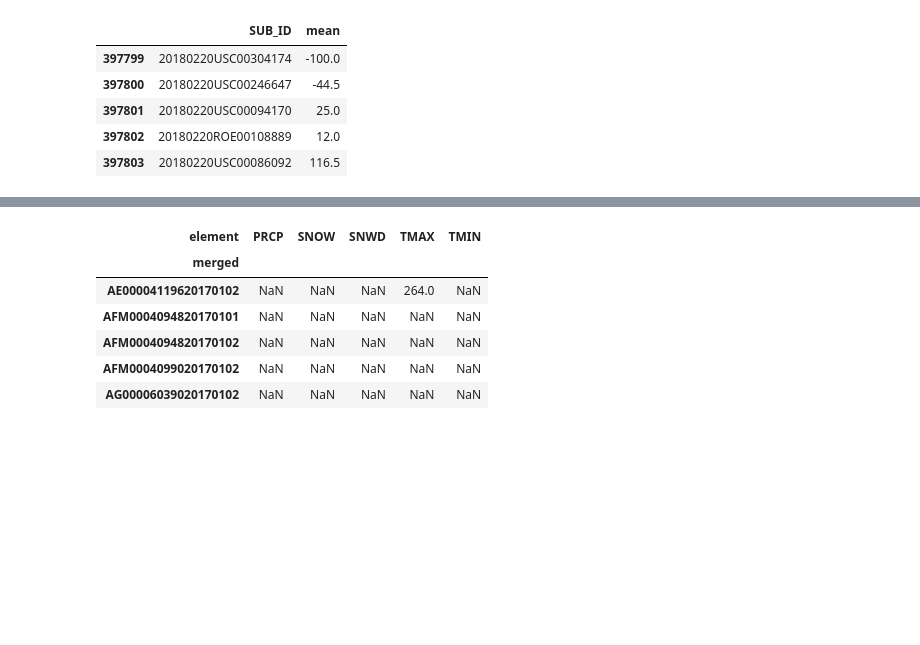
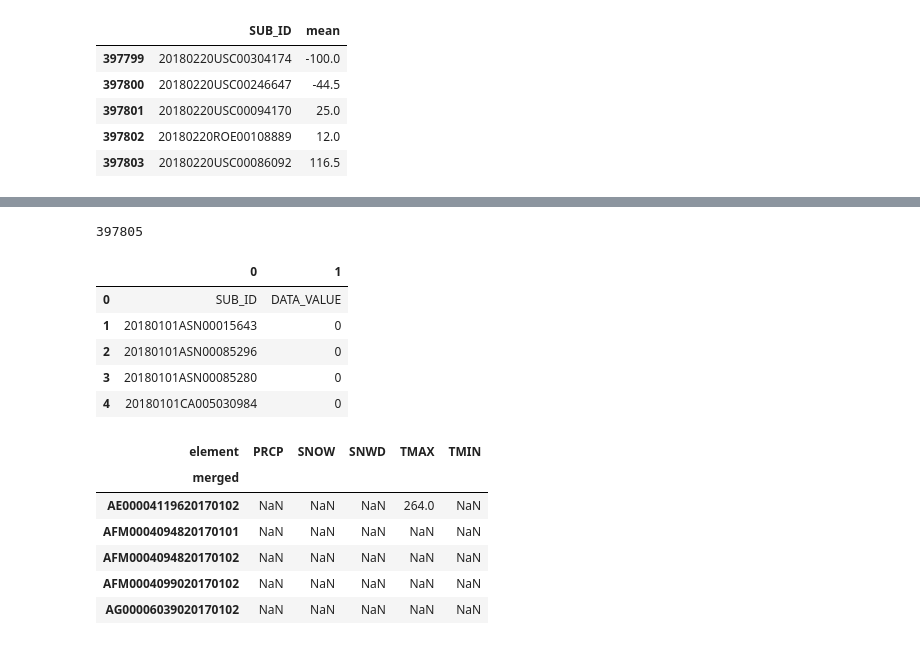
Before and after one commit to neha01mittal/dma-weather-pred, a Jupyter notebook: Lab5_working.ipynb, the cells around one changed output, grey strips where cells are left out. Cells and saved outputs as stored; diff of their text form; code cells hidden in the pictures; blank space fills up the shorter version.

```diff
--- a/Lab5_working.ipynb
+++ b/Lab5_working.ipynb
@@ -280,3 +361,16 @@ df_final.to_csv('dma_submission_1.csv')
+# %%
+submission_sample = pd.read_csv("data/sample_submission.csv", low_memory=False, encoding = "ISO-8859-1", header=None)
+# %%
+print(len(submission_sample))
+submission_sample.head()
+# %% [output]
+397805
+|  | 0 | 1 |
+| 0 | SUB_ID | DATA_VALUE |
+| 1 | 20180101ASN00015643 | 0 |
+| 2 | 20180101ASN00085296 | 0 |
+| 3 | 20180101ASN00085280 | 0 |
+| 4 | 20180101CA005030984 | 0 |
 # %%
 df_unstacked_core = df_unstacked[[ 'PRCP', 'SNOW', 'SNWD', 'TMAX', 'TMIN']]
 # %%
```
Also changed, not shown: parts of 22 cells of this notebook.
